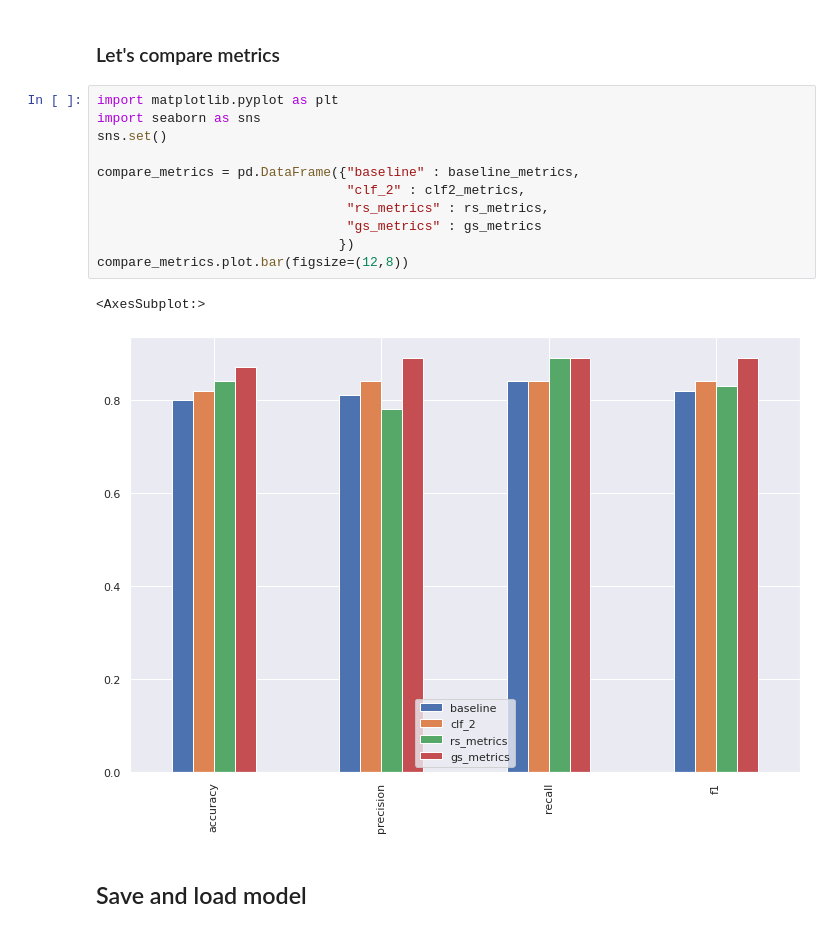
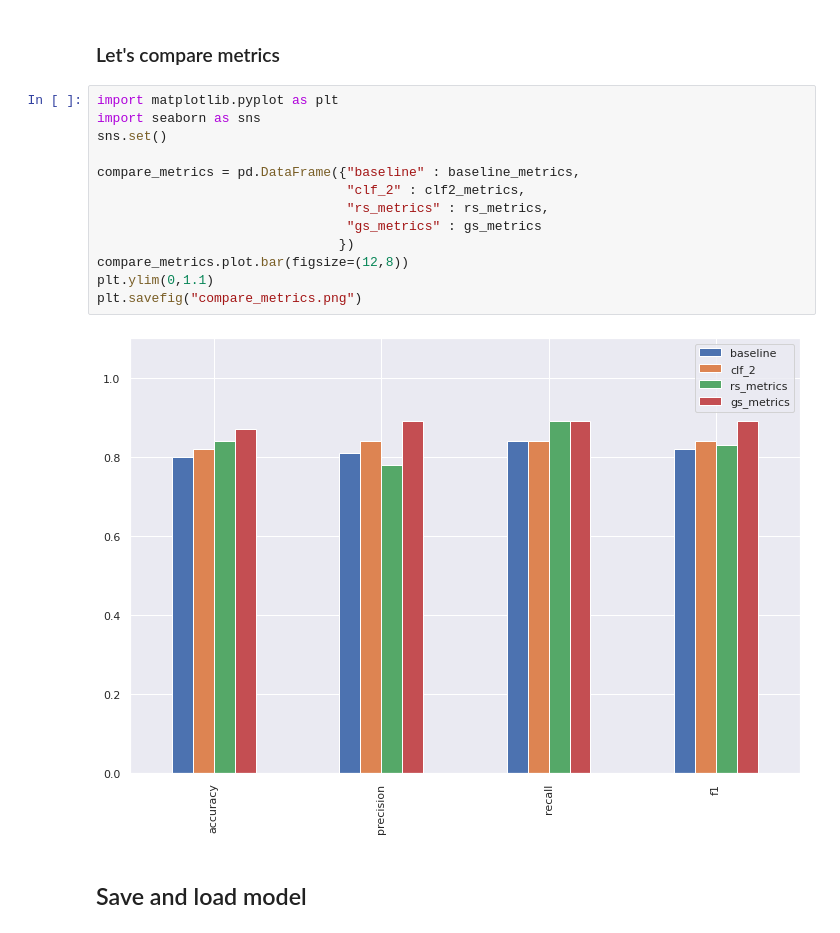
Before and after one commit to mthang1801/machine-learning, a Jupyter notebook: Data-science-ML-Tool/scikit-learn/5. Improve Model, Save and Load Model.ipynb, the cells around one changed output. Cells and saved outputs as stored; diff of their text form.

```diff
--- a/Data-science-ML-Tool/scikit-learn/5. Improve Model, Save and Load Model.ipynb
+++ b/Data-science-ML-Tool/scikit-learn/5. Improve Model, Save and Load Model.ipynb
@@ -324,17 +324,18 @@ f1 : 0.89
 # %%
 import matplotlib.pyplot as plt
 import seaborn as sns
 sns.set()
 
 compare_metrics = pd.DataFrame({"baseline" : baseline_metrics,
                                 "clf_2" : clf2_metrics,
                                 "rs_metrics" : rs_metrics,
                                 "gs_metrics" : gs_metrics
                                })
 compare_metrics.plot.bar(figsize=(12,8))
+plt.ylim(0,1.1)
+plt.savefig("compare_metrics.png")
 # %% [output]
-<AxesSubplot:>
-[figure, old version]
+[figure, new version]
 # %% [markdown]
 ## Save and load model
 # %% [markdown]
```
